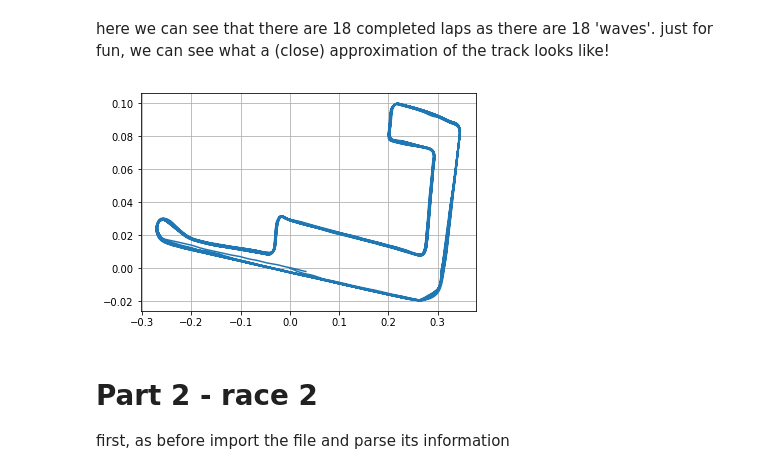
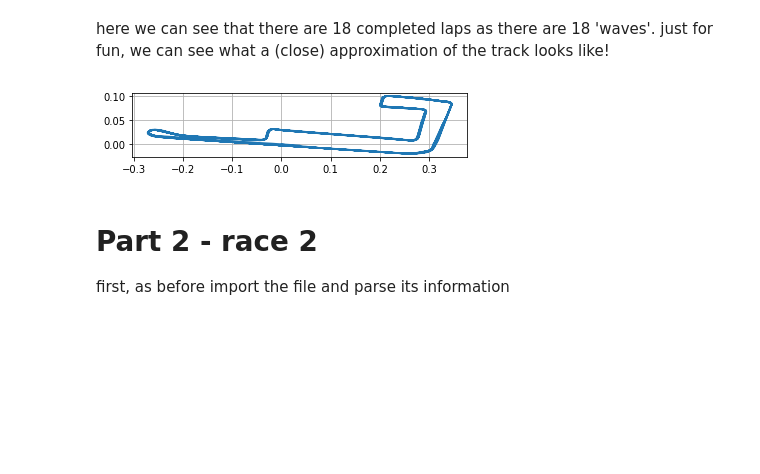
Before and after one commit to hixan/Comp257-project1, a Jupyter notebook: analysis.ipynb, the cells around one changed output. Cells and saved outputs as stored; diff of their text form; code cells hidden in the pictures; blank space fills up the shorter version.

```diff
--- a/analysis.ipynb
+++ b/analysis.ipynb
@@ -55,16 +50,23 @@ calculate the values necessary for the analysis and put it into a dataframe
 # %%
-longs, lats, elevs, times, powers, atemps, hrs, cads = map(tuple, zip(*get_data(root)))
+# retrieve the data and unpack it.
+longs, lats, elevs, times, powers, atemps, hrs, cads = zip(*get_data(root))
 
-times = list(map(lambda x : (x-times[0]).total_seconds(), times))
-# here we convert dists to be in units of 3600 km divided by the number of seconds, meaning that
-# speed is in km/h
-speeds = list(map(lambda t1, t2, *a:dist(*a)*3600/(t2-t1),  times[:-1], times[1:], longs[1:], lats[1:], elevs[1:], longs[:-1], lats[:-1], elevs[:-1]))
+# parse the times as this is not done in get_data
+def totalsecs(x):
+    return (x-times[0]).total_seconds()
+times = list(map(totalsecs, times))
+# calculate speeds, first value is NaN as you cant measure speed from
+# previous point when there is no previous point.
+speeds = [np.nan] + list(map(lambda t1, t2, *a : dist(*a)*3600/(t2-t1),
+                  times[:-1], times[1:],
+                  longs[1:], lats[1:], elevs[1:],
+                  longs[:-1], lats[:-1], elevs[:-1]))
 
+# reordered data that includes speeds and parsed times
 plot_values = speeds, powers, atemps, hrs, cads, longs, lats, elevs, times
-# normalize lengths (is that the right word?)
-length = len(min(plot_values, key=len))
-plot_values = map(lambda x:x[:length], plot_values)
-plot_headings = 'speeds', 'powers', 'atemps', 'hrs', 'cads', 'longs', 'lats', 'elevs', 'times'
+plot_headings = ('speeds', 'powers', 'atemps', 'hrs', 'cads',
+                 'longs', 'lats', 'elevs', 'times')
 
+# create the dataframe!!
 data_race1 = dict(zip(plot_headings, plot_values))
 race1 = pd.DataFrame(copy(data_race1))
@@ -195,17 +206,21 @@ just for fun, we can see what a (close) approximation of the track looks like!
 # %%
 def dist_vec(coord1, coord2):
     la1, lo1, h1 = coord1
     la2, lo2, h2 = coord2
     circumfrance = (6371+(h1+h2)/2)*pi
     dx = (lo2-lo1)*circumfrance*cos(radians(la1+la2))/360
     dy = (la1-la2)*circumfrance/360
     return dx, dy
-vec = list(map(lambda x : dist_vec(x, race1[['lats','longs','elevs']].values[0]), race1[['lats','longs','elevs']].values))
+# similar to map from dists_from_start
+vec = list(map(lambda x : dist_vec(x, race1[['lats','longs','elevs']].values[0]),
+               race1[['lats','longs','elevs']].values))
+plt.subplot(3,1,1) # squash plot to make it closer to a square projection
+# there is probably a better way to do this
 plt.plot(*list(zip(*vec))[::-1])
 plt.grid('on')
 plt.show()
 # %% [output]
-[figure, old version]
+[figure, new version]
 # %% [markdown]
 # Part 2 - race 2
 first, as before import the file and parse its information
```
Also changed, not shown: parts of 45 cells of this notebook.
